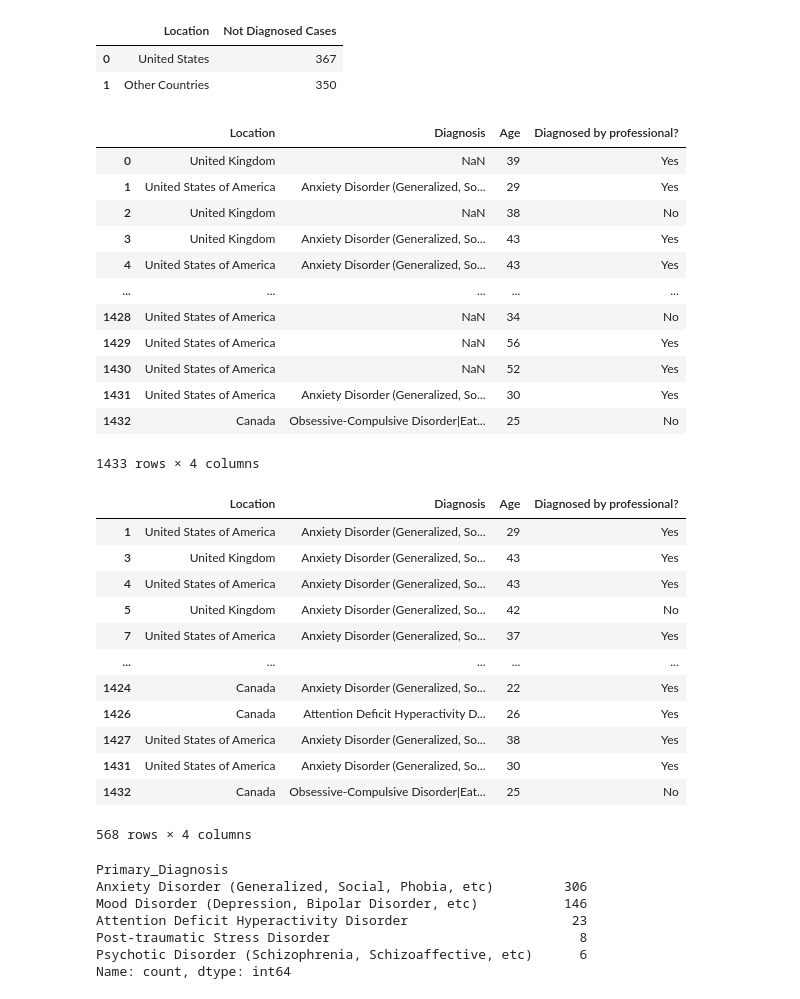
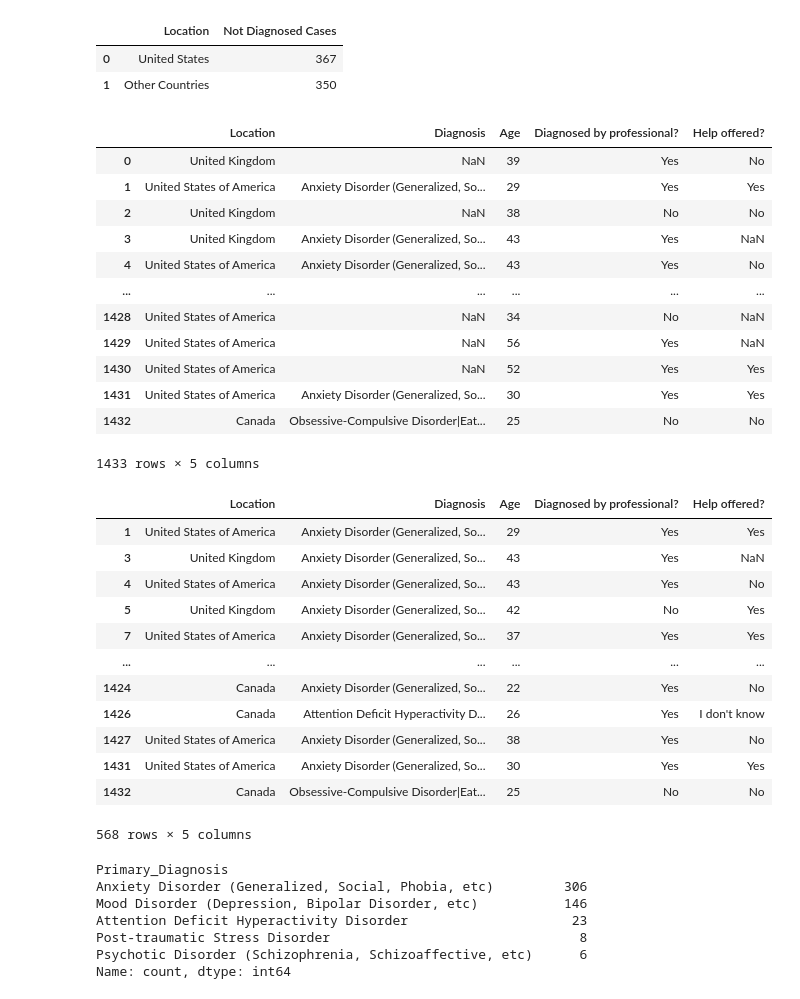
Before and after one commit to Keegawho198/Project-1_Mental-Health, a Jupyter notebook: Keegan.ipynb, the cells around one changed output. Cells and saved outputs as stored; diff of their text form; code cells hidden in the pictures.

```diff
--- a/Keegan.ipynb
+++ b/Keegan.ipynb
@@ -59,7 +59,8 @@ location_df.rename(columns={
     'Do you currently have a mental health disorder?':'Current mental disorder',
     'If yes, what condition(s) have you been diagnosed with?':'Diagnosis',
     'Have you ever sought treatment for a mental health issue from a mental health professional?':'Seek treatment?',
-    'What is your age?':'Age'
+    'What is your age?':'Age',
+    'Does your employer offer resources to learn more about mental health concerns and options for seeking help?':'Help offered?'
     # Add more columns if needed
 }, inplace=True)
 
@@ -69,7 +70,7 @@ location_df.rename(columns={
 
 #Columns to only include in DF
 location_df = location_df[['Self-Employed?', 'Seek treatment?', 'Location','Number of Employees','Diagnosed by professional?'
-                            ,'Current mental disorder','Diagnosis','Age']]
+                            ,'Current mental disorder','Diagnosis','Age','Help offered?']]
 
 # Display the DataFrame with renamed columns
 print("DataFrame with Renamed Columns:")
@@ -297,22 +299,22 @@ no_diagnosed_df
 # %%
 #Check for common diagnosis in every location
 
-diagnosis_location_df = location_df[['Location','Diagnosis','Age','Diagnosed by professional?']].copy()
+diagnosis_location_df = location_df[['Location','Diagnosis','Age','Diagnosed by professional?','Help offered?']].copy()
 diagnosis_location_df
 # %% [output]
-|  | Location | Diagnosis | Age | Diagnosed by professional? |
-| 0 | United Kingdom | NaN | 39 | Yes |
-| 1 | United States of America | Anxiety Disorder (Generalized, So... | 29 | Yes |
-| 2 | United Kingdom | NaN | 38 | No |
-| 3 | United Kingdom | Anxiety Disorder (Generalized, So... | 43 | Yes |
-| 4 | United States of America | Anxiety Disorder (Generalized, So... | 43 | Yes |
-| ... | ... | ... | ... | ... |
-| 1428 | United States of America | NaN | 34 | No |
-| 1429 | United States of America | NaN | 56 | Yes |
-| 1430 | United States of America | NaN | 52 | Yes |
-| 1431 | United States of America | Anxiety Disorder (Generalized, So... | 30 | Yes |
-| 1432 | Canada | Obsessive-Compulsive Disorder|Eat... | 25 | No |
+|  | Location | Diagnosis | Age | Diagnosed by professional? | Help offered? |
+| 0 | United Kingdom | NaN | 39 | Yes | No |
+| 1 | United States of America | Anxiety Disorder (Generalized, So... | 29 | Yes | Yes |
+| 2 | United Kingdom | NaN | 38 | No | No |
+| 3 | United Kingdom | Anxiety Disorder (Generalized, So... | 43 | Yes | NaN |
+| 4 | United States of America | Anxiety Disorder (Generalized, So... | 43 | Yes | No |
+| ... | ... | ... | ... | ... | ... |
+| 1428 | United States of America | NaN | 34 | No | NaN |
+| 1429 | United States of America | NaN | 56 | Yes | NaN |
+| 1430 | United States of America | NaN | 52 | Yes | Yes |
+| 1431 | United States of America | Anxiety Disorder (Generalized, So... | 30 | Yes | Yes |
+| 1432 | Canada | Obsessive-Compulsive Disorder|Eat... | 25 | No | No |
-1433 rows × 4 columns
+1433 rows × 5 columns
 # %%
 # Create a copy of the DataFrame
 diagnosis_location_df = diagnosis_location_df.copy()
@@ -324,19 +326,19 @@ diagnosis_location_df.dropna(subset=['Diagnosis'], inplace=True)
 #print(diagnosis_location_df_copy)
 diagnosis_location_df
 # %% [output]
-|  | Location | Diagnosis | Age | Diagnosed by professional? |
-| 1 | United States of America | Anxiety Disorder (Generalized, So... | 29 | Yes |
-| 3 | United Kingdom | Anxiety Disorder (Generalized, So... | 43 | Yes |
-| 4 | United States of America | Anxiety Disorder (Generalized, So... | 43 | Yes |
-| 5 | United Kingdom | Anxiety Disorder (Generalized, So... | 42 | No |
-| 7 | United States of America | Anxiety Disorder (Generalized, So... | 37 | Yes |
-| ... | ... | ... | ... | ... |
-| 1424 | Canada | Anxiety Disorder (Generalized, So... | 22 | Yes |
-| 1426 | Canada | Attention Deficit Hyperactivity D... | 26 | Yes |
-| 1427 | United States of America | Anxiety Disorder (Generalized, So... | 38 | Yes |
-| 1431 | United States of America | Anxiety Disorder (Generalized, So... | 30 | Yes |
-| 1432 | Canada | Obsessive-Compulsive Disorder|Eat... | 25 | No |
+|  | Location | Diagnosis | Age | Diagnosed by professional? | Help offered? |
+| 1 | United States of America | Anxiety Disorder (Generalized, So... | 29 | Yes | Yes |
+| 3 | United Kingdom | Anxiety Disorder (Generalized, So... | 43 | Yes | NaN |
+| 4 | United States of America | Anxiety Disorder (Generalized, So... | 43 | Yes | No |
+| 5 | United Kingdom | Anxiety Disorder (Generalized, So... | 42 | No | Yes |
+| 7 | United States of America | Anxiety Disorder (Generalized, So... | 37 | Yes | Yes |
+| ... | ... | ... | ... | ... | ... |
+| 1424 | Canada | Anxiety Disorder (Generalized, So... | 22 | Yes | No |
+| 1426 | Canada | Attention Deficit Hyperactivity D... | 26 | Yes | I don't know |
+| 1427 | United States of America | Anxiety Disorder (Generalized, So... | 38 | Yes | No |
+| 1431 | United States of America | Anxiety Disorder (Generalized, So... | 30 | Yes | Yes |
+| 1432 | Canada | Obsessive-Compulsive Disorder|Eat... | 25 | No | No |
-568 rows × 4 columns
+568 rows × 5 columns
 # %%
 #unique_diagnoses = diagnosis_location_df['Diagnosis'].unique()
 #print(unique_diagnoses)
```
Also changed, not shown: parts of 18 cells of this notebook.
